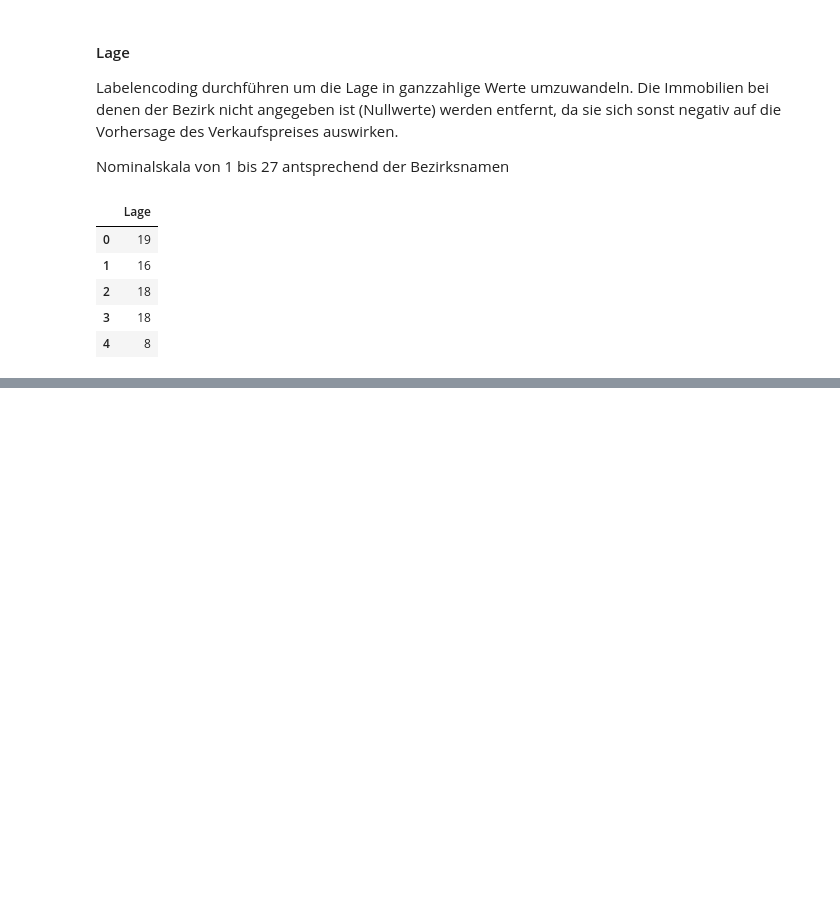
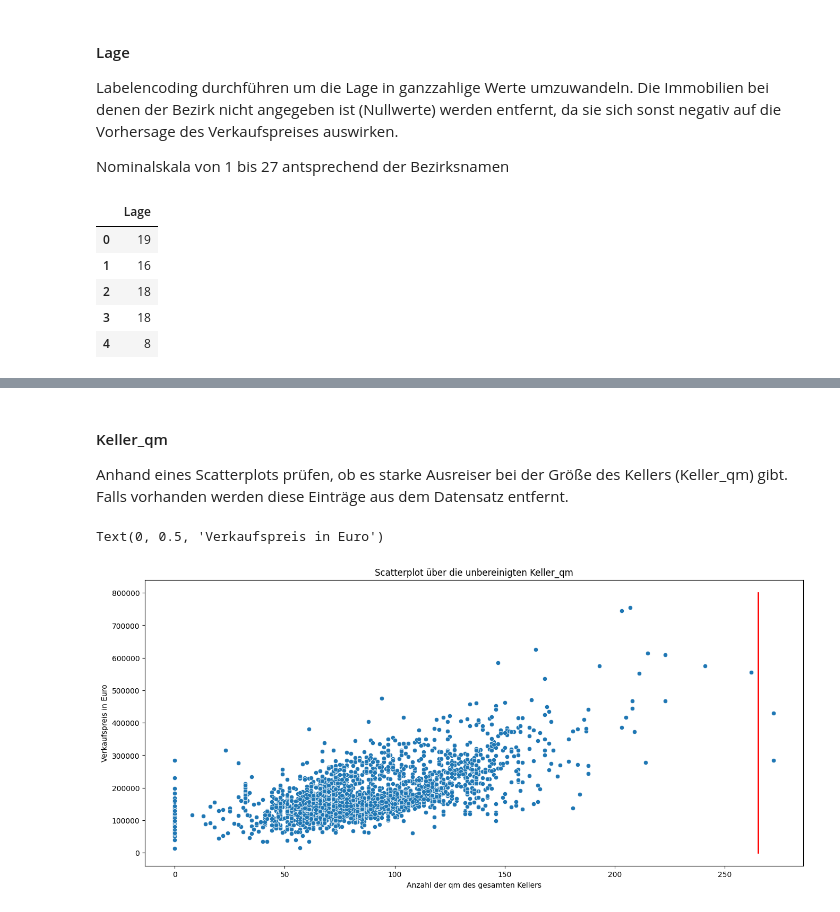
Before and after one commit to JoDi-2903/Real-Estate-Data-Science-Project, a Jupyter notebook: Project_DataScience_J.ipynb, the cells around one changed output, grey strips where cells are left out. Saved outputs shown, nothing was run; the diff lists cells and outputs as text; code cells hidden in the pictures; blank space fills up the shorter version.

```diff
--- a/Project_DataScience_J.ipynb
+++ b/Project_DataScience_J.ipynb
@@ -220,0 +332,15 @@ Bei Ausreißern handelt es sich um Werte, die nicht den Erwartungen entsprechen
+# %% [markdown]
+#### Keller_qm
+Anhand eines Scatterplots prüfen, ob es starke Ausreiser bei der Größe des Kellers (Keller_qm) gibt. Falls vorhanden werden diese Einträge aus dem Datensatz entfernt.
+# %%
+# Draw scatterplot with red line to illustrate the outliers
+plt.figure(figsize=(16, 7))
+sns.scatterplot(data=df_train, x="Keller_qm", y="Z_Verkaufspreis")
+plt.plot([265, 265], [800000, 0], linewidth=2, color="red")
+
+plt.title("Scatterplot über die unbereinigten Keller_qm")
+plt.xlabel("Anzahl der qm des gesamten Kellers")
+plt.ylabel("Verkaufspreis in Euro")
+# %% [output]
+Text(0, 0.5, 'Verkaufspreis in Euro')
+[figure, added]
```
Also changed, not shown: parts of 28 cells of this notebook.
